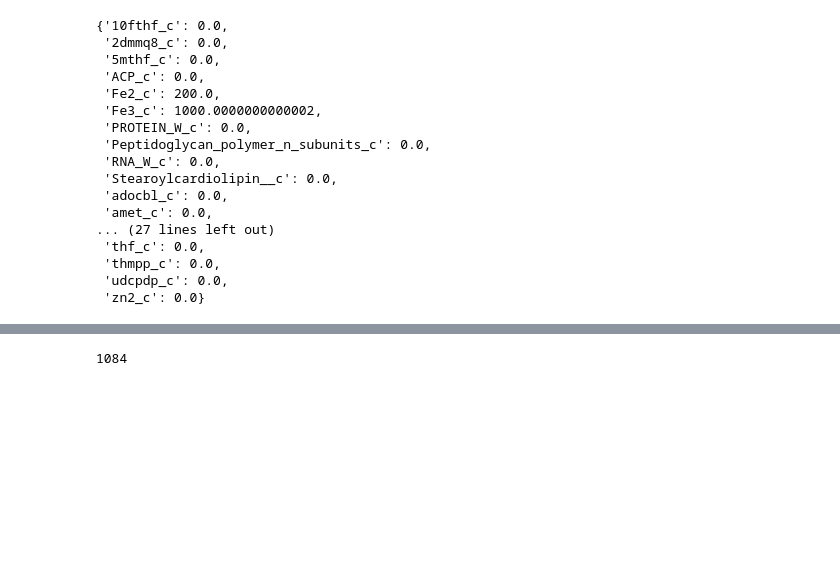
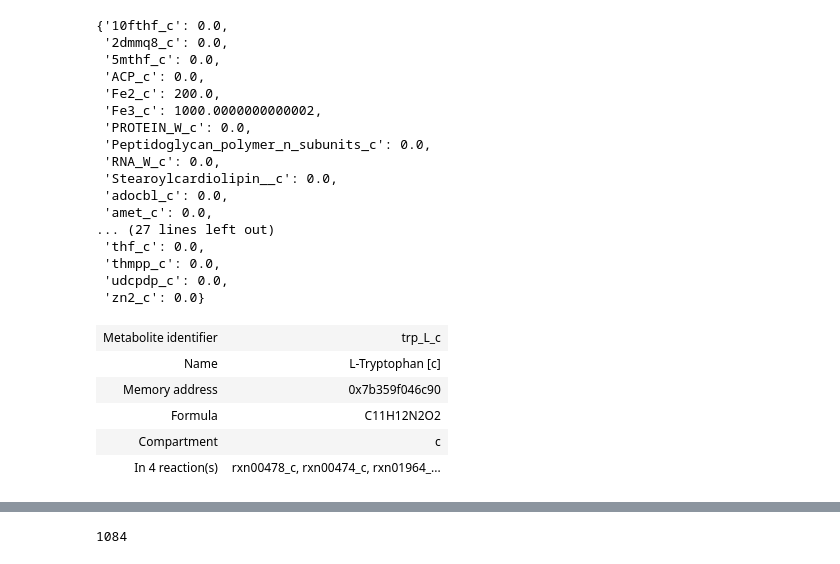
Before and after one commit to BondonMickael/M_xanthus-E_coli-Predation, a Jupyter notebook: notebooks/test_iMAT_network.ipynb, the cells around one changed output, grey strips where cells are left out. Saved outputs shown, nothing was run; the diff lists cells and outputs as text; code cells hidden in the pictures; blank space fills up the shorter version.

```diff
--- a/notebooks/test_iMAT_network.ipynb
+++ b/notebooks/test_iMAT_network.ipynb
@@ -197,6 +197,22 @@ grow
  'thmpp_c': 0.0,
  'udcpdp_c': 0.0,
  'zn2_c': 0.0}
+# %%
+# Not improted AA
+M_xanthus.metabolites.asn_L_c
+M_xanthus.metabolites.cys_L_c
+M_xanthus.metabolites.his_L_c
+M_xanthus.metabolites.lys_L_c
+M_xanthus.metabolites.pro_L_c
+M_xanthus.metabolites.thr_L_c
+M_xanthus.metabolites.trp_L_c
+# %% [output]
+| Metabolite identifier | trp_L_c |
+| Name | L-Tryptophan [c] |
+| Memory address | 0x7b359f046c90 |
+| Formula | C11H12N2O2 |
+| Compartment | c |
+| In 4 reaction(s) | rxn00478_c, rxn00474_c, rxn01964_... |
 # %%
 for i in M_xanthus.reactions: # Shut down all the non active reaction
     if i.id not in active_list:
```
Also changed, not shown: parts of 3 cells of this notebook, 4 other files.
